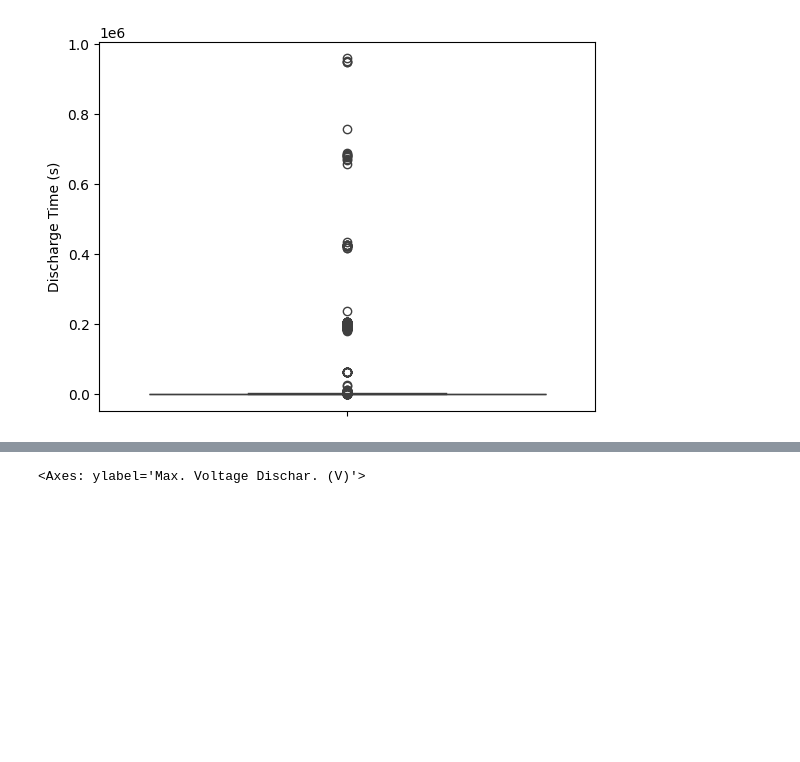
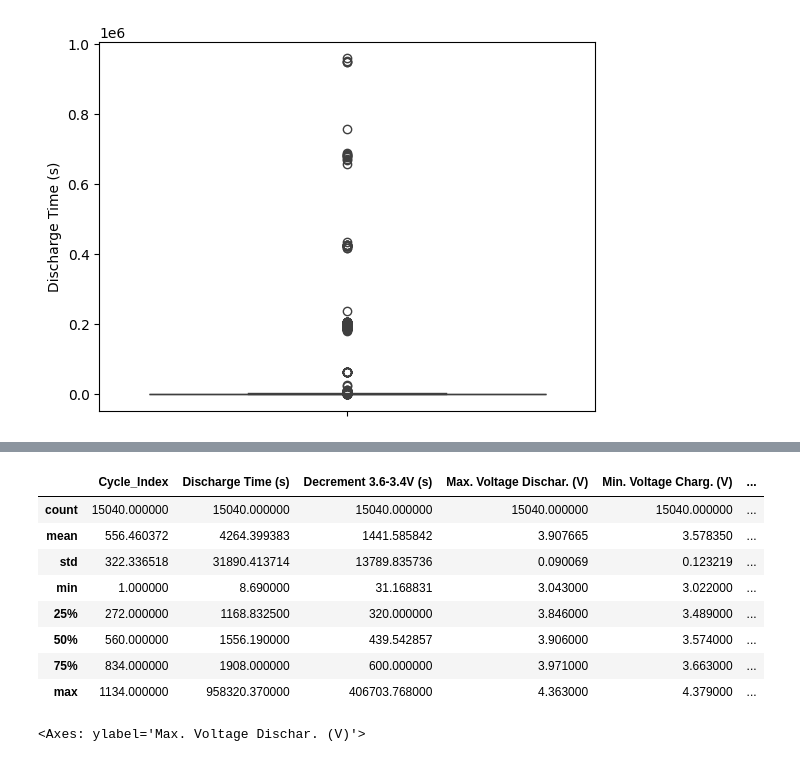
Before and after one commit to corioIA/Projet_IA, a Jupyter notebook: IA_bat.ipynb, the cells around one changed output, grey strips where cells are left out. Cells and saved outputs as stored; diff of their text form; code cells hidden in the pictures; blank space fills up the shorter version.

```diff
--- a/IA_bat.ipynb
+++ b/IA_bat.ipynb
@@ -79 +81,15 @@ sns.boxplot(data=df, y="Decrement 3.6-3.4V (s)")
+# %%
+#Suppression des valuers abérantes.
+df=df[df['Decrement 3.6-3.4V (s)']>=0] # on affecte au dataframe toute les valeur qui n'ont pas de Decrement 3.6-3.4V (s) < 0 ce qui supprime ainsi toute les valeurs negative. Un temps négatif n'existant pas
+df.describe()
+# %% [output]
+|  | Cycle_Index | Discharge Time (s) | Decrement 3.6-3.4V (s) | Max. Voltage Dischar. (V) | Min. Voltage Charg. (V) | ... |
+| count | 15040.000000 | 15040.000000 | 15040.000000 | 15040.000000 | 15040.000000 | ... |
+| mean | 556.460372 | 4264.399383 | 1441.585842 | 3.907665 | 3.578350 | ... |
+| std | 322.336518 | 31890.413714 | 13789.835736 | 0.090069 | 0.123219 | ... |
+| min | 1.000000 | 8.690000 | 31.168831 | 3.043000 | 3.022000 | ... |
+| 25% | 272.000000 | 1168.832500 | 320.000000 | 3.846000 | 3.489000 | ... |
+| 50% | 560.000000 | 1556.190000 | 439.542857 | 3.906000 | 3.574000 | ... |
+| 75% | 834.000000 | 1908.000000 | 600.000000 | 3.971000 | 3.663000 | ... |
+| max | 1134.000000 | 958320.370000 | 406703.768000 | 4.363000 | 4.379000 | ... |
 # %%
```
Also changed, not shown: parts of 10 cells of this notebook.
